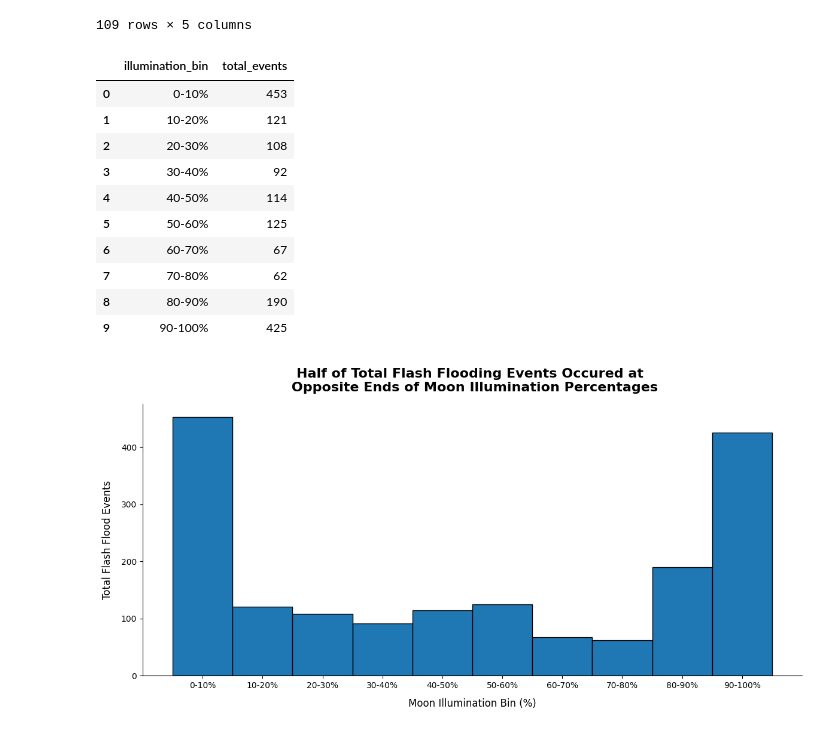
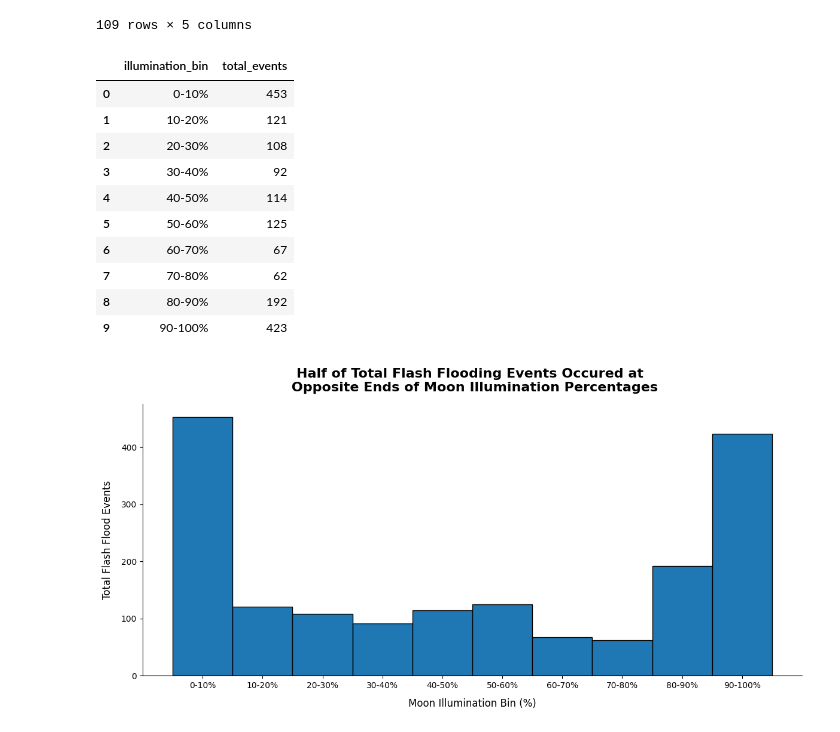
Before and after one commit to ashleyadehart/flash_floods_ky_2015_2025, a Jupyter notebook: notebooks/flash_floods_ky_2015_2025.ipynb, the cells around one changed output. Drawn from its saved outputs; the diff is of its cells as text; code cells hidden in the pictures.

```diff
--- a/notebooks/flash_floods_ky_2015_2025.ipynb
+++ b/notebooks/flash_floods_ky_2015_2025.ipynb
@@ -1032,38 +1098,39 @@ result2
 # %%
 # Create a SQL query to analyze the relationship between flash flooding events and moon illumination percentage by creating bins of 10% increments (0-10%, 10-20%, ..., 90-100%) and counting the number of events that occurred within each bin.
 query3 = """ SELECT
-    CASE
-        WHEN m.moon_illumination_pct >= 0 AND m.moon_illumination_pct < 10 THEN '0-10%'
-        WHEN m.moon_illumination_pct >= 10 AND m.moon_illumination_pct < 20 THEN '10-20%'
-        WHEN m.moon_illumination_pct >= 20 AND m.moon_illumination_pct < 30 THEN '20-30%'
-        WHEN m.moon_illumination_pct >= 30 AND m.moon_illumination_pct < 40 THEN '30-40%'
-        WHEN m.moon_illumination_pct >= 40 AND m.moon_illumination_pct < 50 THEN '40-50%'
-        WHEN m.moon_illumination_pct >= 50 AND m.moon_illumination_pct < 60 THEN '50-60%'
-        WHEN m.moon_illumination_pct >= 60 AND m.moon_illumination_pct < 70 THEN '60-70%'
-        WHEN m.moon_illumination_pct >= 70 AND m.moon_illumination_pct < 80 THEN '70-80%'
-        WHEN m.moon_illumination_pct >= 80 AND m.moon_illumination_pct < 90 THEN '80-90%'
-        ELSE '90-100%'
+CASE
+    WHEN m.moon_illumination_pct >= 0 AND m.moon_illumination_pct <= 10 THEN '0-10%'
+    WHEN m.moon_illumination_pct > 10 AND m.moon_illumination_pct <= 20 THEN '10-20%'
+    WHEN m.moon_illumination_pct > 20 AND m.moon_illumination_pct <= 30 THEN '20-30%'
+    WHEN m.moon_illumination_pct > 30 AND m.moon_illumination_pct <= 40 THEN '30-40%'
+    WHEN m.moon_illumination_pct > 40 AND m.moon_illumination_pct <= 50 THEN '40-50%'
+    WHEN m.moon_illumination_pct > 50 AND m.moon_illumination_pct <= 60 THEN '50-60%'
+    WHEN m.moon_illumination_pct > 60 AND m.moon_illumination_pct <= 70 THEN '60-70%'
+    WHEN m.moon_illumination_pct > 70 AND m.moon_illumination_pct <= 80 THEN '70-80%'
+    WHEN m.moon_illumination_pct > 80 AND m.moon_illumination_pct <= 90 THEN '80-90%'
+    WHEN m.moon_illumination_pct > 90 AND m.moon_illumination_pct <= 100 THEN '90-100%'
+    ELSE 'Out of Range'
     END AS illumination_bin,
     COUNT(e.event_id) AS total_events
 FROM event_info e
 JOIN moon_data m ON e.event_id = m.event_id
 GROUP BY illumination_bin
 ORDER BY illumination_bin;
 """
 result3 = pd.read_sql(query3, conn)
 result3
 # %% [output]
 |  | illumination_bin | total_events |
 | 0 | 0-10% | 453 |
 | 1 | 10-20% | 121 |
 | 2 | 20-30% | 108 |
 | 3 | 30-40% | 92 |
 | 4 | 40-50% | 114 |
 | 5 | 50-60% | 125 |
 | 6 | 60-70% | 67 |
 | 7 | 70-80% | 62 |
-| 8 | 80-90% | 190 |
-| 9 | 90-100% | 425 |
+| 8 | 80-90% | 192 |
+| 9 | 90-100% | 423 |
 # %%
 # Create a histogram to visualize the relationship between flash flooding events and moon illumination percentage by creating bins of 10% increments (0-10%, 10-20%, ..., 90-100%) and counting the number of events that occurred within each bin.
 import matplotlib.pyplot as plt
```
Also changed, not shown: parts of 4 cells of this notebook.
